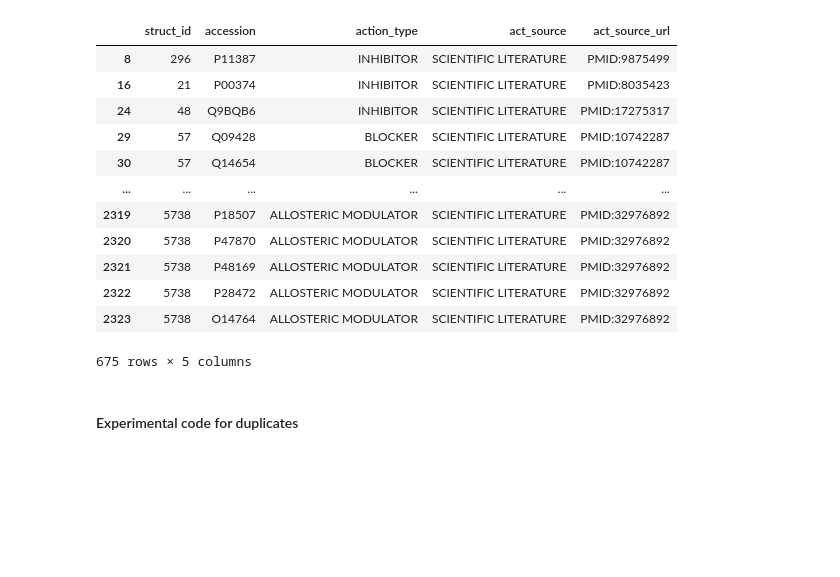
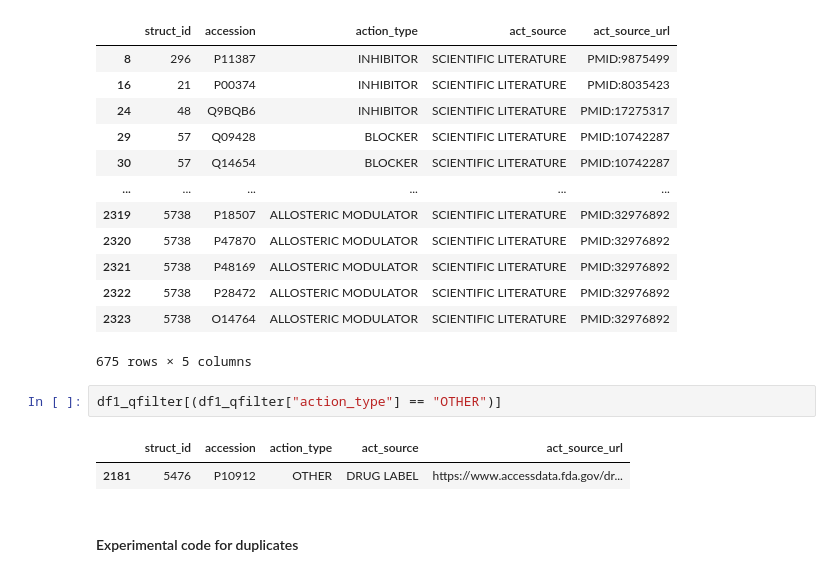
Before and after one commit to NCATSTranslator/translator-ingests, a Jupyter notebook: src/translator_ingest/ingests/drugcentral/eda_and_parser_dev.ipynb, the cells around one changed output. Saved outputs shown, nothing was run; the diff lists cells and outputs as text; blank space fills up the shorter version.

```diff
--- a/src/translator_ingest/ingests/drugcentral/eda_and_parser_dev.ipynb
+++ b/src/translator_ingest/ingests/drugcentral/eda_and_parser_dev.ipynb
@@ -1281,6 +1307,11 @@ extra_pred_data[(extra_pred_data["act_source_url"].str.startswith("PMID:", na=Fa
 | 2322 | 5738 | P28472 | ALLOSTERIC MODULATOR | SCIENTIFIC LITERATURE | PMID:32976892 |
 | 2323 | 5738 | O14764 | ALLOSTERIC MODULATOR | SCIENTIFIC LITERATURE | PMID:32976892 |
 675 rows × 5 columns
+# %%
+df1_qfilter[(df1_qfilter["action_type"] == "OTHER")]
+# %% [output]
+|  | struct_id | accession | action_type | act_source | act_source_url |
+| 2181 | 5476 | P10912 | OTHER | DRUG LABEL | https://www.accessdata.fda.gov/dr... |
 # %% [markdown]
 #### Experimental code for duplicates
 # %% [markdown]
```
Also changed, not shown: parts of 3 cells of this notebook.
